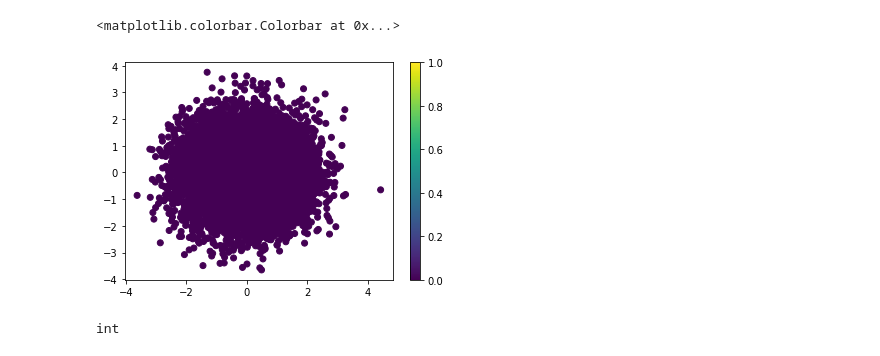
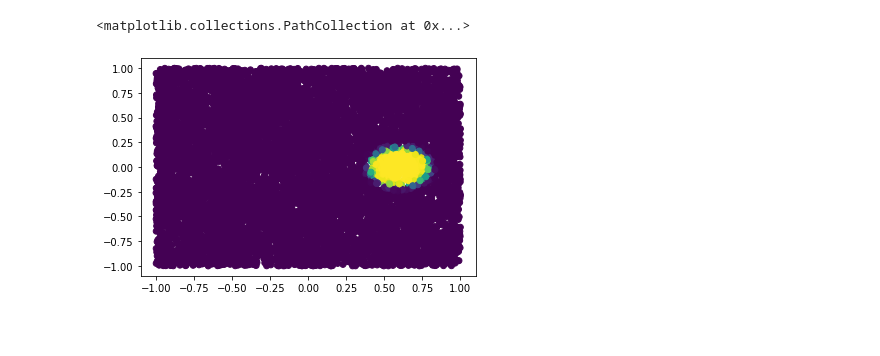
Before and after one commit to AleFalla/Learning-commitors-with-neural-FBSDE, a Jupyter notebook: testing.ipynb, the cells around one changed output. Cells and saved outputs as stored; diff of their text form; code cells hidden in the pictures; blank space fills up the shorter version.

```diff
--- a/testing.ipynb
+++ b/testing.ipynb
@@ -300,6 +0,0 @@ c = Func.Function(a)
-# %%
-plt.scatter(a[:,0,0], a[:,1,0], c = c)
-plt.colorbar()
-# %% [output]
-<matplotlib.colorbar.Colorbar at 0x...>
-[figure, removed]
@@ -308,4 +0,0 @@ a = torch.tensor(10)
-# %%
-type(a.get_device())
-# %% [output]
-int
@@ -311,0 +108,23 @@ int
+# %%
+from Boundary_Conditions import Boundary_functions
+from matplotlib import pyplot as plt
+
+boundary_args = {
+    'reference' : final_state,
+    'tolerance' : .2,
+    'slope' : .01,
+    'mask' : mask,
+    'keyword': 'Sigmoid' #alternatives 'Bump', 'Sigmoid', 'Indicator'
+}
+
+
+bf = Boundary_functions(**boundary_args)
+
+set = 2*(torch.rand(size = (10000,2)) - 0.5)
+
+color = bf.Sigmoid(set).numpy()
+
+plt.scatter(set[:,0], set[:,1], c = color)
+# %% [output]
+<matplotlib.collections.PathCollection at 0x...>
+[figure, added]
```
Also changed, not shown: parts of 55 cells of this notebook, 11 other files.
